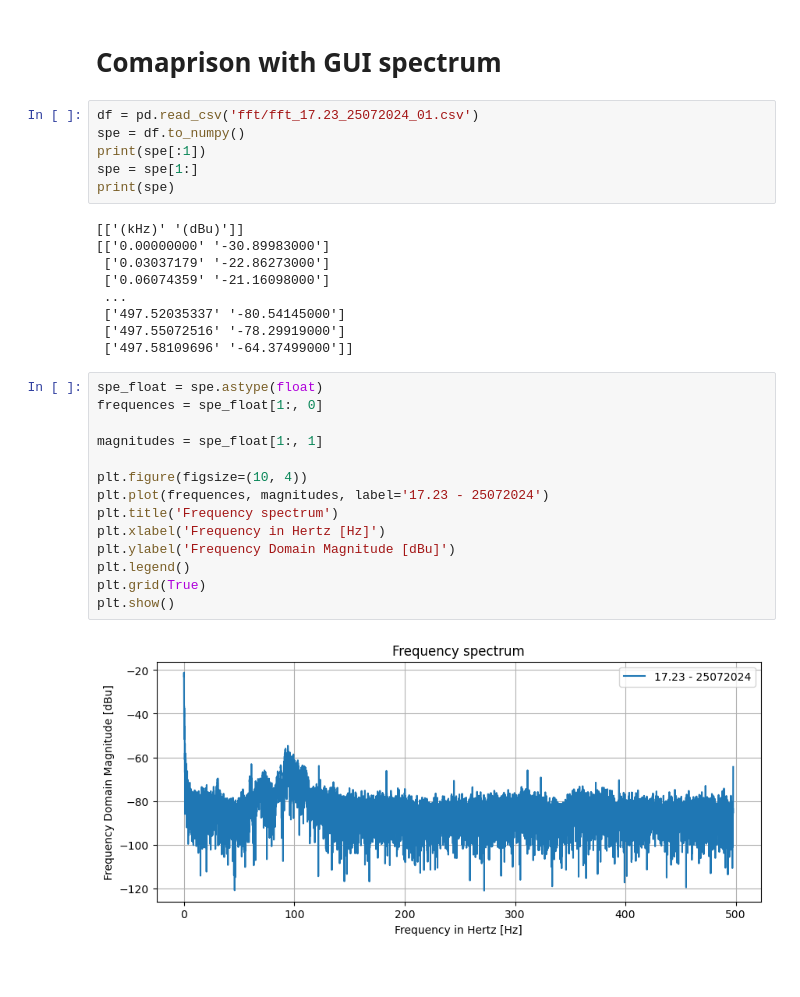
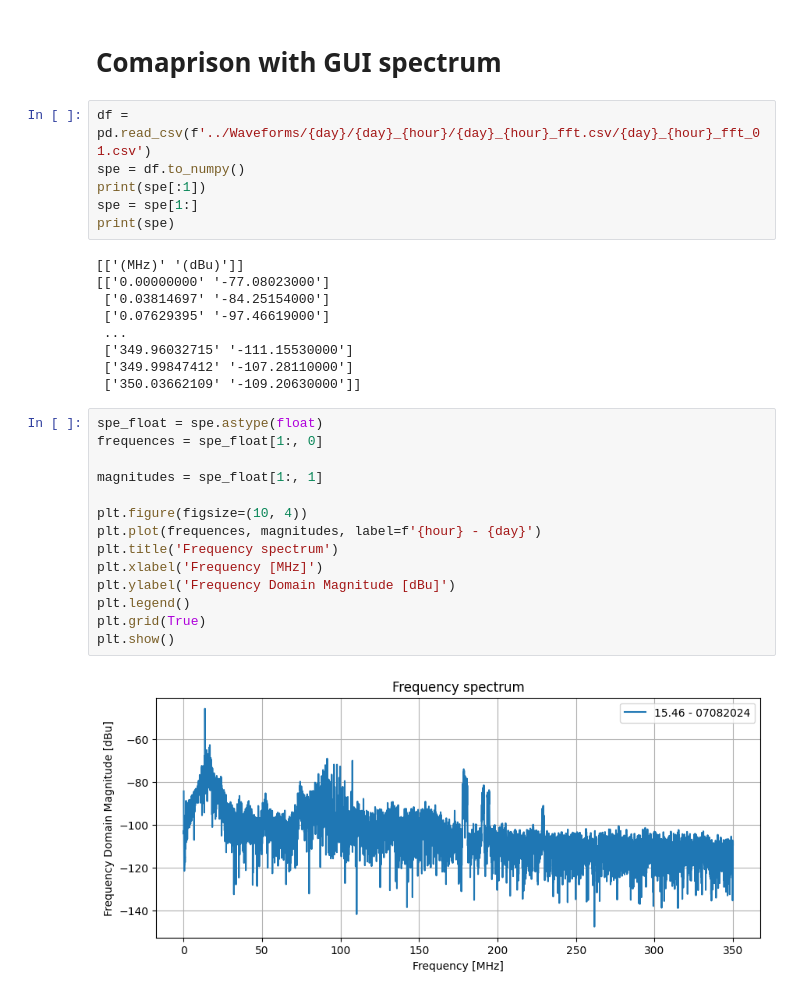
Before and after one commit to giiulia/SummerSchoolProject, a Jupyter notebook: Analysis/fft_VS_gui.ipynb, the cells around one changed output. Saved outputs shown, nothing was run; the diff lists cells and outputs as text.

```diff
--- a/Analysis/fft_VS_gui.ipynb
+++ b/Analysis/fft_VS_gui.ipynb
@@ -85,33 +100,33 @@ Execution time: 0.367999792098999 seconds
 # %% [markdown]
 # Comaprison with GUI spectrum
 # %%
-df = pd.read_csv('fft/fft_17.23_25072024_01.csv')
+df = pd.read_csv(f'../Waveforms/{day}/{day}_{hour}/{day}_{hour}_fft.csv/{day}_{hour}_fft_01.csv')
 spe = df.to_numpy()
 print(spe[:1])
 spe = spe[1:]
 print(spe)
 # %% [output]
-[['(kHz)' '(dBu)']]
-[['0.00000000' '-30.89983000']
- ['0.03037179' '-22.86273000']
- ['0.06074359' '-21.16098000']
+[['(MHz)' '(dBu)']]
+[['0.00000000' '-77.08023000']
+ ['0.03814697' '-84.25154000']
+ ['0.07629395' '-97.46619000']
  ...
- ['497.52035337' '-80.54145000']
- ['497.55072516' '-78.29919000']
- ['497.58109696' '-64.37499000']]
+ ['349.96032715' '-111.15530000']
+ ['349.99847412' '-107.28110000']
+ ['350.03662109' '-109.20630000']]
 # %%
 spe_float = spe.astype(float)
 frequences = spe_float[1:, 0]
 
 magnitudes = spe_float[1:, 1]
 
 plt.figure(figsize=(10, 4))
-plt.plot(frequences, magnitudes, label='17.23 - 25072024')
+plt.plot(frequences, magnitudes, label=f'{hour} - {day}')
 plt.title('Frequency spectrum')
-plt.xlabel('Frequency in Hertz [Hz]')
+plt.xlabel('Frequency [MHz]')
 plt.ylabel('Frequency Domain Magnitude [dBu]')
 plt.legend()
 plt.grid(True)
 plt.show()
 # %% [output]
-[figure, old version]
+[figure, new version]
```
Also changed, not shown: parts of 6 cells of this notebook, 5 other files.
